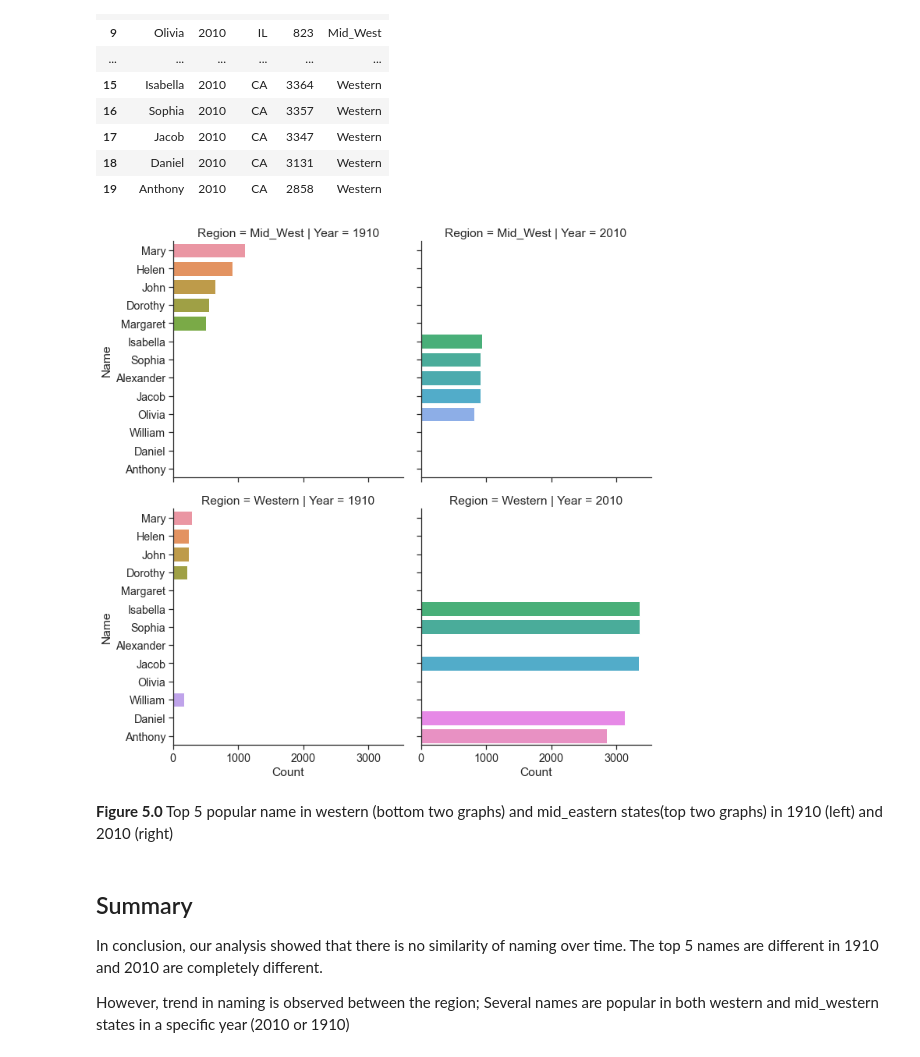
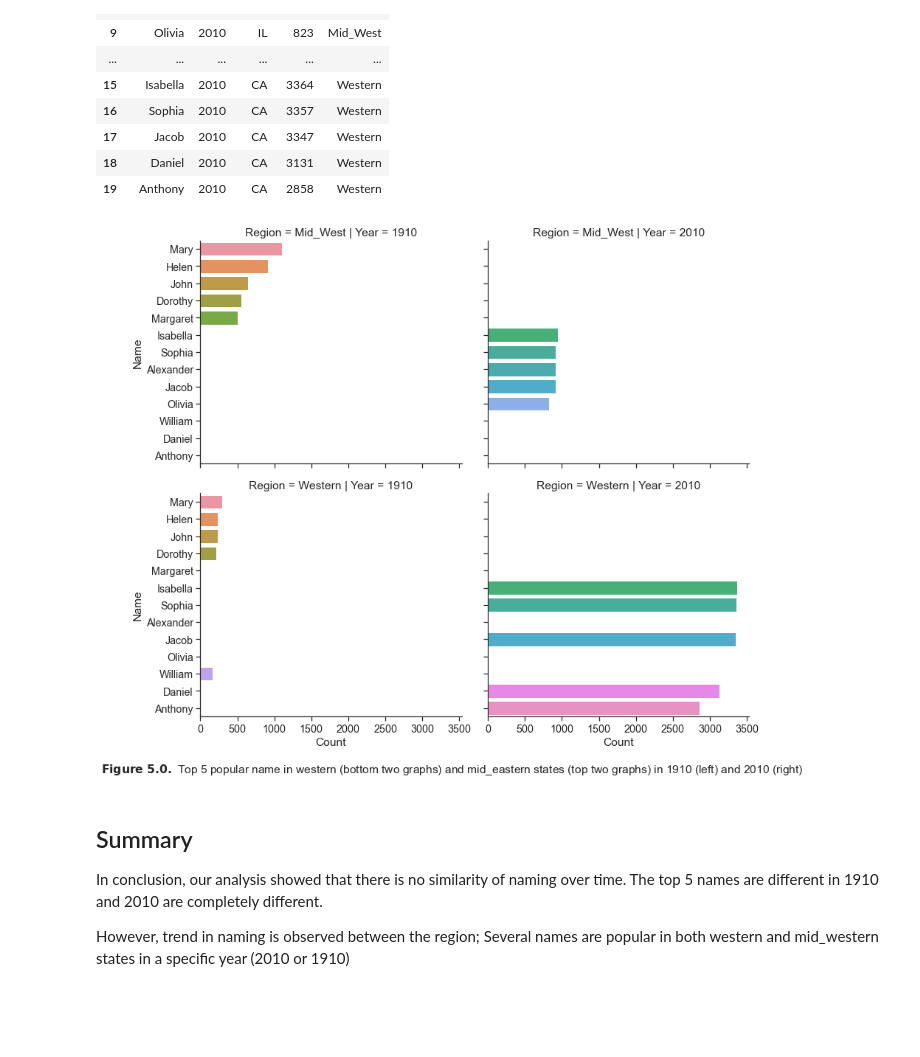
Before and after one commit to data301-2020-winter2/course-project-group_1039, a Jupyter notebook: analysis/Rita/Milestonr2_EDA.ipynb, the cells around one changed output. Cells and saved outputs as stored; diff of their text form; code cells hidden in the pictures; blank space fills up the shorter version.

```diff
--- a/analysis/Rita/Milestonr2_EDA.ipynb
+++ b/analysis/Rita/Milestonr2_EDA.ipynb
@@ -203,9 +206,18 @@ sns.barplot(x="Name",
 # %%
 # Same analysis are done with mid_western states as well
-sns.set_theme(context="paper", style="dark",  font_scale= 1)
+sns.set_theme(context="notebook", style="ticks",  font_scale= 1.3)
+fig = plt.figure(figsize=(12,8))
 mw_time = pd.concat([mw_1910, mw_2010], axis=0)
-sns.barplot(x="Name",
+mw_t = sns.barplot(x="Name",
             y='Count',
             data= mw_time,
            hue = "Year")
+# Scaling the y axis
+mw_t.set_ylim(top=3500)
+mw_t.legend(loc=2, title="Year")
+fig.text(x=0.5,
+          y=0.005,
+          ha='center',
+          s=r"${\bf Figure\ 2.0.}$ Comparison of the top 5 name in mid_western states in 1910 and 2010.")
+sns.despine()
 # %% [output]
@@ -244,8 +253,14 @@ region_1910
 | 9 | Margaret | 1910 | IL | 501 | Mid_west |
 # %%
 # Now Let's visualize it with bar graph
-sns.set_theme(context="paper", style="ticks",  font_scale=1.3, )
+sns.set_theme(context="notebook", style="ticks",  font_scale=1.3)
+fig = plt.figure(figsize=(12,8))
 states1= sns.barplot(x='Name',y='Count',data= region_1910, hue='Region')
-states1.set_title("Top 5 Name in 1910")
-plt.legend(loc=1)
+states1.set_ylim(top=3500)
+states1.legend(loc=1, title="Region")
+fig.text(x=0.5,
+          y=0.005,
+          ha='center',
+          s=r"${\bf Figure\ 3.0.}$ Comparison of the top 5 name in mid_western states in 1910.")
+sns.despine()
 # %% [output]
@@ -274,8 +283,13 @@ region_2010
 | 8 | Jacob | 2010 | IL | 911 | Mid_west |
 | 9 | Olivia | 2010 | IL | 823 | Mid_west |
 # %%
-sns.set_theme(context="paper", style="ticks",  font_scale=1.3)
+sns.set_theme(context="notebook", style="ticks",  font_scale=1.3)
+fig = plt.figure(figsize=(12,8))
 states1= sns.barplot(x='Name',y='Count',data= region_2010, hue='Region')
-states1.set_title("Top 5 Name in 2010")
-plt.legend(loc=1)
+states1.legend(loc=1, title="Region")
+fig.text(x=0.5,
+          y=0.005,
+          ha='center',
+          s=r"${\bf Figure\ 4.0.}$ Comparison of the top 5 most popular names in western and mid_western states in 2010")
+sns.despine()
 # %% [output]
@@ -322,17 +333,21 @@ region_time
 # %%
 # Let's visualize the four datasets in one carplot for good comparison
 sns.set_theme(font_scale=1.3,style="ticks")
 grid = sns.catplot(data=region_time,
             x="Count",
             y="Name",
             col="Year",
             row="Region",
             kind="bar",
-            )
+            aspect=1.2
+            ).despine()
+grid.fig.text(x=0.5,
+              y=-0.05,
+              ha='center',
+              s=r"${\bf Figure\ 5.0.}$ Top 5 popular name in western (bottom two graphs) and mid_eastern states (top two graphs) in 1910 (left) and 2010 (right)")
+plt.show()
 # %% [output]
-[figure, old version]
+[figure, new version]
-# %% [markdown]
-**Figure 5.0** Top 5 popular name in western (bottom two graphs) and mid_eastern states(top two graphs) in 1910 (left) and 2010 (right)
 # %% [markdown]
 ## Summary
 
```
Also changed, not shown: parts of 8 cells of this notebook, 1 other file.
